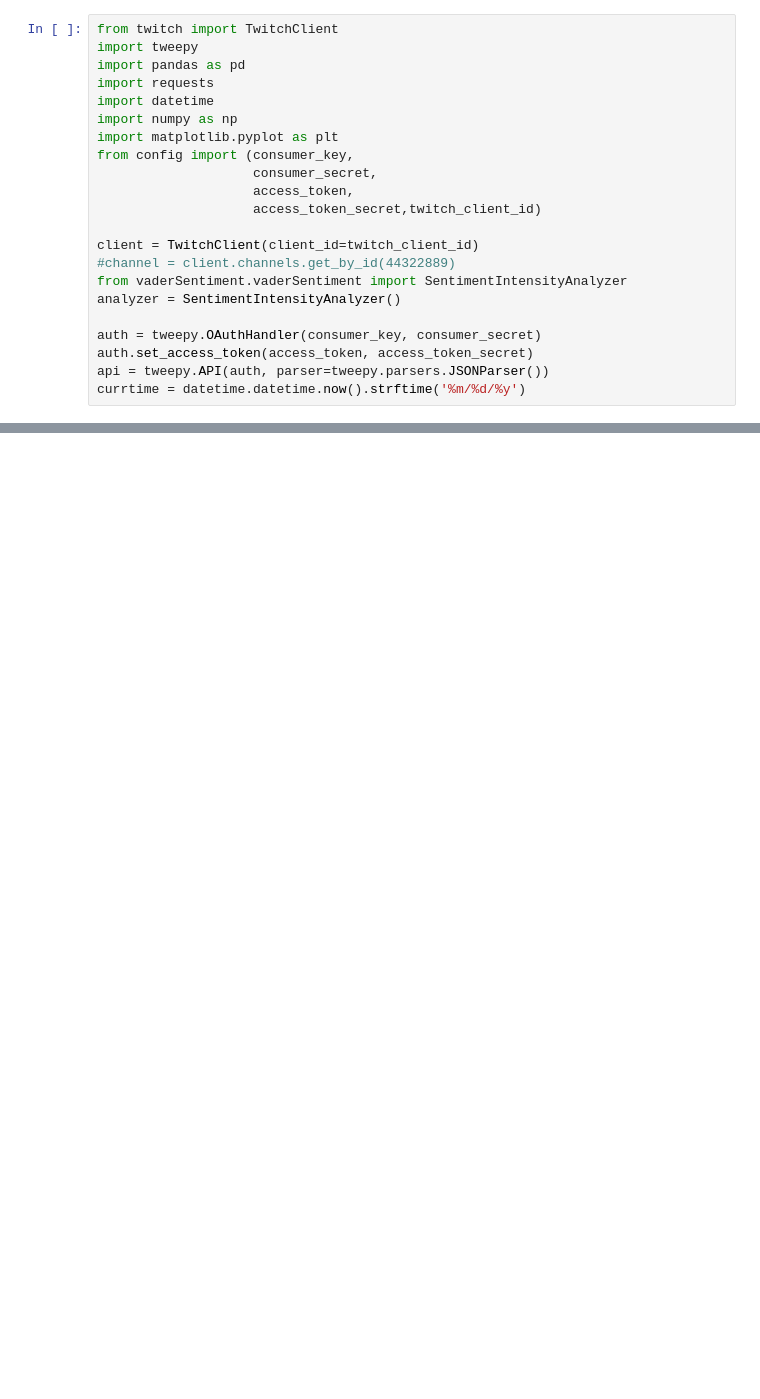
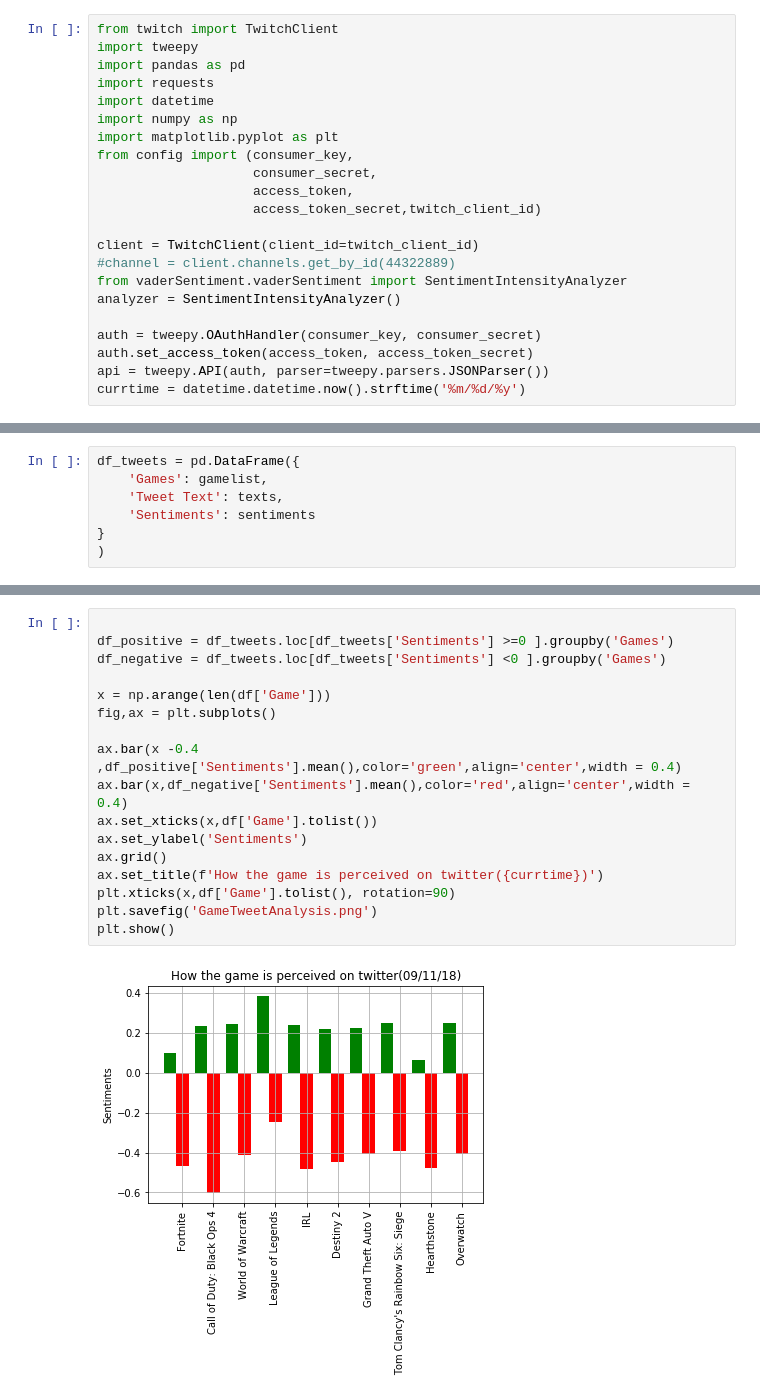
Before and after one commit to jesseyu0323/Project1-Tech2, a Jupyter notebook: Twitch.ipynb, the cells around one changed output, grey strips where cells are left out. Cells and saved outputs as stored; diff of their text form; blank space fills up the shorter version.

```diff
--- a/Twitch.ipynb
+++ b/Twitch.ipynb
@@ -136,0 +104,7 @@ plt.show()
+# %%
+df_tweets = pd.DataFrame({
+    'Games': gamelist,
+    'Tweet Text': texts,
+    'Sentiments': sentiments
+}
+)
@@ -136,0 +130,19 @@ plt.show()
+# %%
+
+df_positive = df_tweets.loc[df_tweets['Sentiments'] >=0 ].groupby('Games')
+df_negative = df_tweets.loc[df_tweets['Sentiments'] <0 ].groupby('Games')
+
+x = np.arange(len(df['Game']))
+fig,ax = plt.subplots()
+
+ax.bar(x -0.4 ,df_positive['Sentiments'].mean(),color='green',align='center',width = 0.4)
+ax.bar(x,df_negative['Sentiments'].mean(),color='red',align='center',width = 0.4)
+ax.set_xticks(x,df['Game'].tolist())
+ax.set_ylabel('Sentiments')
+ax.grid()
+ax.set_title(f'How the game is perceived on twitter({currtime})')
+plt.xticks(x,df['Game'].tolist(), rotation=90)
+plt.savefig('GameTweetAnalysis.png')
+plt.show()
+# %% [output]
+[figure, added]
```
Also changed, not shown: parts of 15 cells of this notebook, 13 other files.
